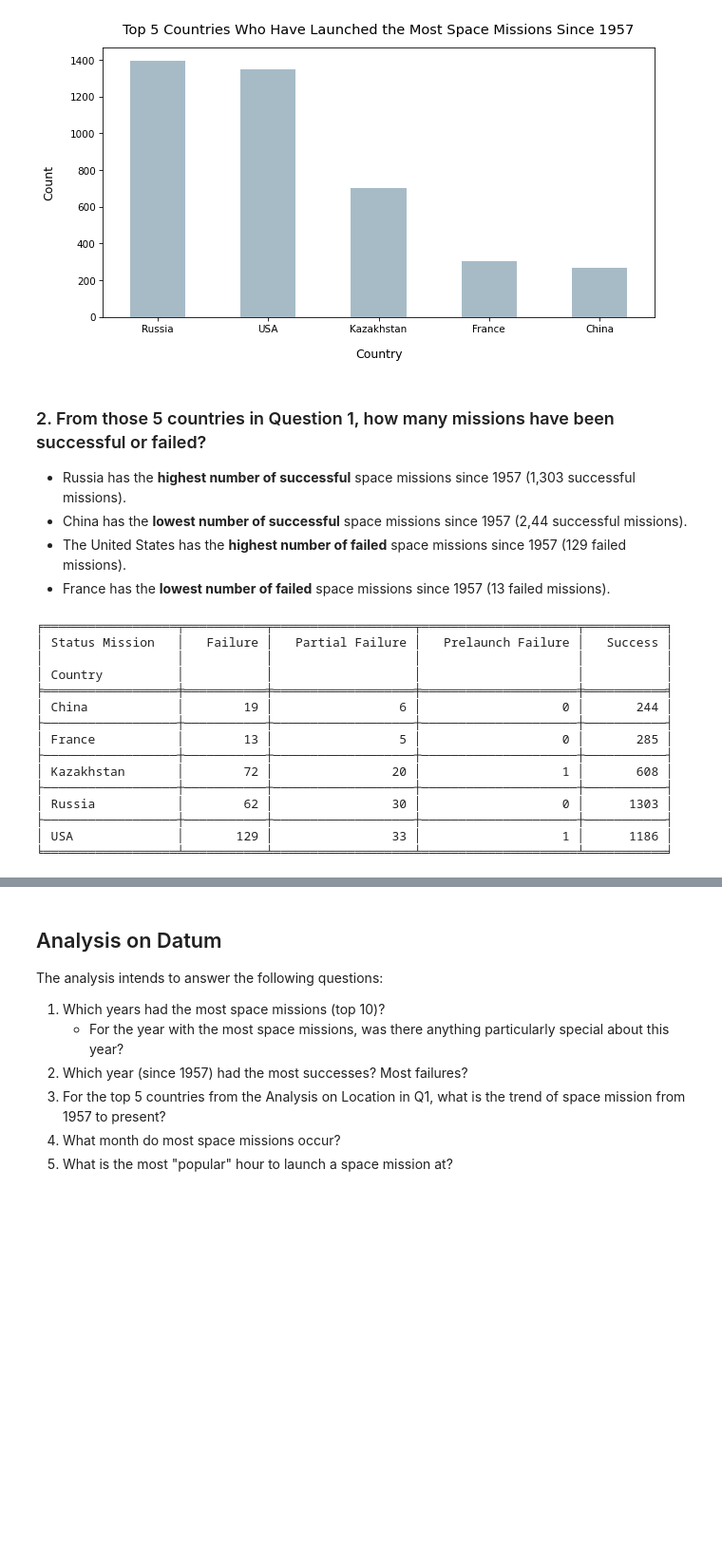
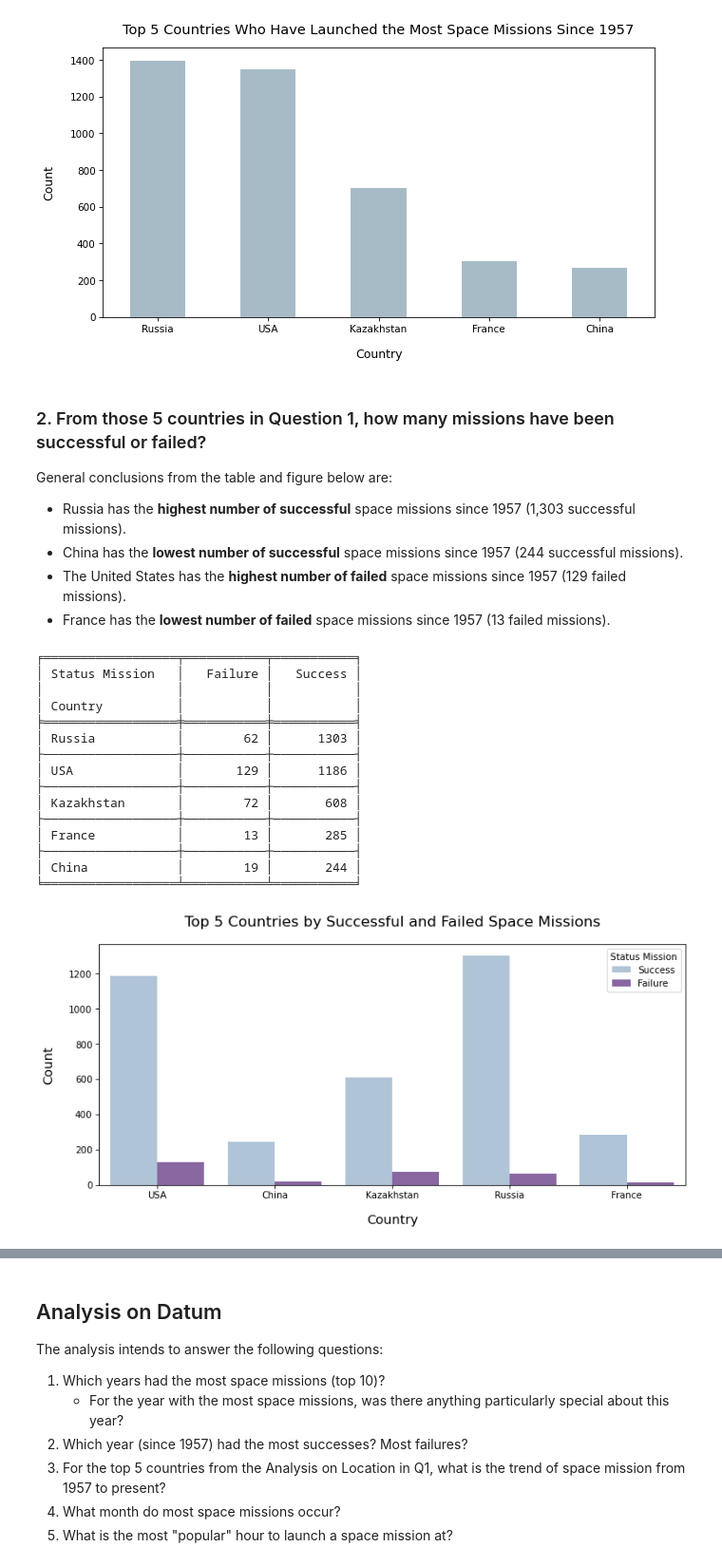
Before and after one commit to julietwomack/SpaceMissions, a Jupyter notebook: Space-Mission-Exploratory-Analysis.ipynb, the cells around one changed output, grey strips where cells are left out. Shown: that part at 95% size. Cells and saved outputs as stored; diff of their text form; code cells hidden in the pictures; blank space fills up the shorter version.

```diff
--- a/Space-Mission-Exploratory-Analysis.ipynb
+++ b/Space-Mission-Exploratory-Analysis.ipynb
@@ -319,35 +323,53 @@ plt.show()
 smc5 = pd.DataFrame(sm[(sm['Country'] == 'Russia') | (sm['Country'] == 'USA') |
                        (sm['Country'] == 'Kazakhstan') | (sm['Country'] == 'France') |
                        (sm['Country'] == 'China')])
+smc5 = pd.DataFrame(smc5[(smc5['Status Mission']=='Success') | (smc5['Status Mission']=='Failure')])
 # %% [markdown]
 ### 2. From those 5 countries in Question 1, how many missions have been successful or failed? <a name ="analysis-on-loc-q2">
 
+General conclusions from the table and figure below are:
 - Russia has the **highest number of successful** space missions since 1957 (1,303 successful missions).
-- China has the **lowest number of successful** space missions since 1957 (2,44 successful missions).
+- China has the **lowest number of successful** space missions since 1957 (244 successful missions).
 - The United States has the **highest number of failed** space missions since 1957 (129 failed missions).
 - France has the **lowest number of failed** space missions since 1957 (13 failed missions).
 # %%
 table4 = pd.DataFrame(smc5.groupby(['Country', 'Status Mission'])['Country'].count().reset_index(name = 'Count'))
 print(tab(table4.pivot(index = 'Country',
-                       columns = 'Status Mission',
-                       values = 'Count').replace(np.nan, 0), tablefmt='fancy_grid',
-         headers = ['Status Mission\n\nCountry', 'Failure', 'Partial Failure', 'Prelaunch Failure', 'Success']))
+                       columns = ['Status Mission'],
+                       values = 'Count').replace(np.nan, 0).sort_values(by = ['Success', 'Failure'], ascending = False),
+          tablefmt='fancy_grid',
+         headers = ['Status Mission\n\nCountry','Failure','Success']))
 # %% [output]
-╒══════════════════╤═══════════╤═══════════════════╤═════════════════════╤═══════════╕
-│ Status Mission   │   Failure │   Partial Failure │   Prelaunch Failure │   Success │
-│                  │           │                   │                     │           │
-│ Country          │           │                   │                     │           │
-╞══════════════════╪═══════════╪═══════════════════╪═════════════════════╪═══════════╡
-│ China            │        19 │                 6 │                   0 │       244 │
-├──────────────────┼───────────┼───────────────────┼─────────────────────┼───────────┤
-│ France           │        13 │                 5 │                   0 │       285 │
-├──────────────────┼───────────┼───────────────────┼─────────────────────┼───────────┤
-│ Kazakhstan       │        72 │                20 │                   1 │       608 │
-├──────────────────┼───────────┼───────────────────┼─────────────────────┼───────────┤
-│ Russia           │        62 │                30 │                   0 │      1303 │
-├──────────────────┼───────────┼───────────────────┼─────────────────────┼───────────┤
-│ USA              │       129 │                33 │                   1 │      1186 │
-╘══════════════════╧═══════════╧═══════════════════╧═════════════════════╧═══════════╛
+╒══════════════════╤═══════════╤═══════════╕
+│ Status Mission   │   Failure │   Success │
+│                  │           │           │
+│ Country          │           │           │
+╞══════════════════╪═══════════╪═══════════╡
+│ Russia           │        62 │      1303 │
+├──────────────────┼───────────┼───────────┤
+│ USA              │       129 │      1186 │
+├──────────────────┼───────────┼───────────┤
+│ Kazakhstan       │        72 │       608 │
+├──────────────────┼───────────┼───────────┤
+│ France           │        13 │       285 │
+├──────────────────┼───────────┼───────────┤
+│ China            │        19 │       244 │
+╘══════════════════╧═══════════╧═══════════╛
+# %%
+plt.figure(figsize = (10, 5), dpi = 75)
+
+sns.countplot(data = smc5, x = 'Country', hue = 'Status Mission', palette = 'BuPu' )
+
+plt.title('Top 5 Countries by Successful and Failed Space Missions', pad = 20, size = 16)
+plt.xlabel('Country', labelpad = 15,size = 14)
+plt.ylabel('Count', labelpad = 15,size = 14)
+
+
+plt.tight_layout()
+plt.savefig('Figures/top-5-success-failures-country.jpg', dpi = 100, transparent = False)
+plt.show()
+# %% [output]
+[figure, added]
 # %%
 # Targeting the USA, now making a new column called 'USA State'
 
```
Also changed, not shown: parts of 19 cells of this notebook, 5 other files.
